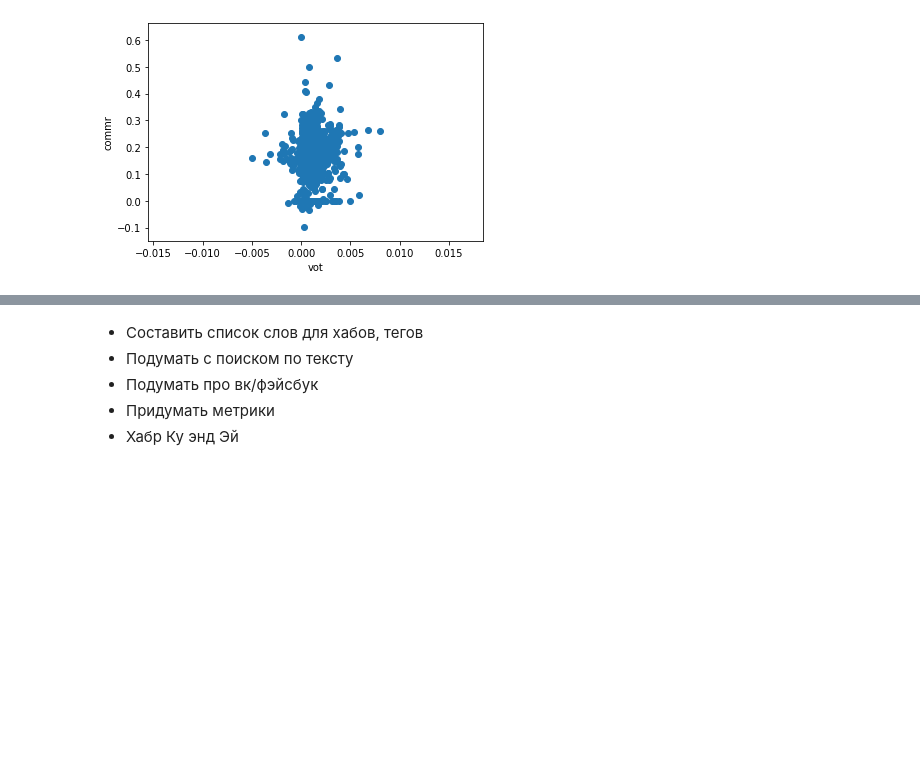
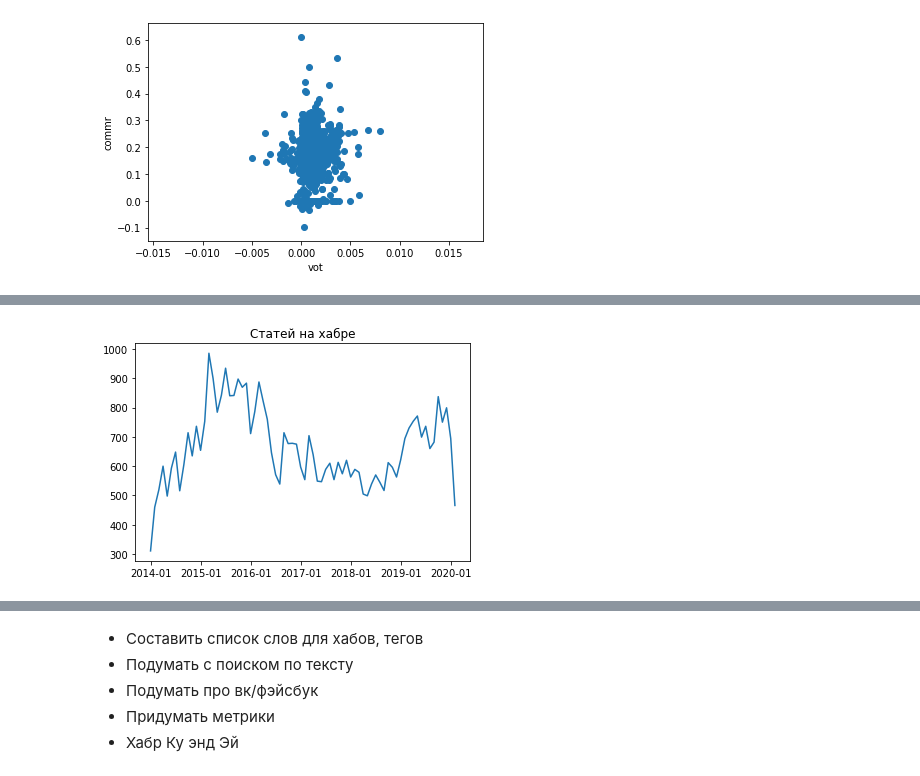
Before and after one commit to DimitryMo/NRD, a Jupyter notebook: Анализ.ipynb, the cells around one changed output, grey strips where cells are left out. Saved outputs shown, nothing was run; the diff lists cells and outputs as text; code cells hidden in the pictures; blank space fills up the shorter version.

```diff
--- a/Анализ.ipynb
+++ b/Анализ.ipynb
@@ -49,0 +40,8 @@ df
+# %%
+def getdate(date):
+    a = date.split('-')
+    return int(a[0]) * 100 + int(a[1])
+
+df['date_for_sort'] = df['date'].apply(getdate)
+# %%
+df.sort_values(by=['date_for_sort'], inplace=True)
@@ -133,0 +170,7 @@ Text(0, 0.5, 'commr')
+# %%
+plt.plot(df['date'].unique(), [len(df[df['date'] == date]) for date in df['date'].unique()])
+plt.xticks(ticks=range(0,74,12))
+plt.title('Статей на хабре')
+plt.show()
+# %% [output]
+[figure, added]
```
Also changed, not shown: parts of 19 cells of this notebook.
